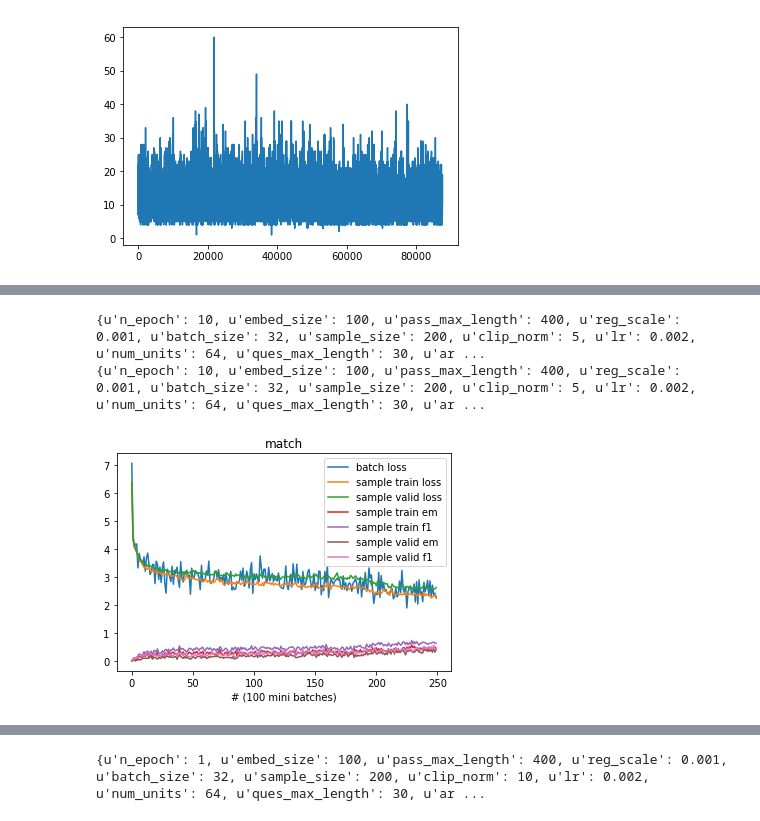
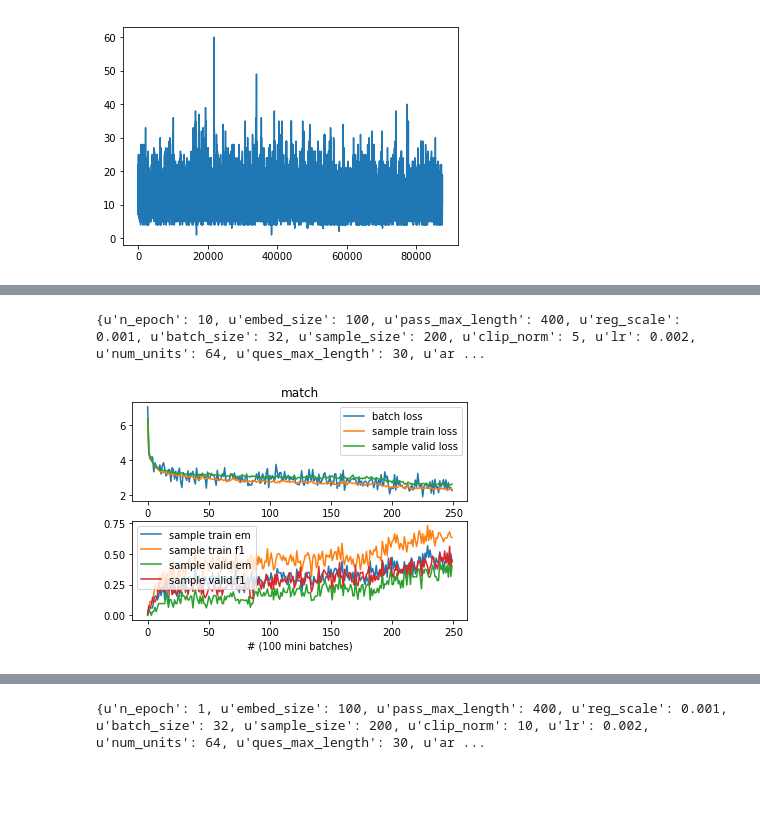
Before and after one commit to booooooooooooooo/297And8QuestionAnswer, a Jupyter notebook: implementation/dev/analysis.ipynb, the cells around one changed output, grey strips where cells are left out. Saved outputs shown, nothing was run; the diff lists cells and outputs as text; code cells hidden in the pictures; blank space fills up the shorter version.

```diff
--- a/implementation/dev/analysis.ipynb
+++ b/implementation/dev/analysis.ipynb
@@ -86,7 +90,6 @@ def draw_score(stat1_file):
 # %%
-draw_loss("./output/job63/Stat-March-13-2018-08-18-21")
-draw_score("./output/job63/Stat-March-13-2018-08-18-21")
+#lr = 0.002
+draw("./output/job63/Stat-March-13-2018-08-18-21", 0.1)
 # %% [output]
 {u'n_epoch': 10, u'embed_size': 100, u'pass_max_length': 400, u'reg_scale': 0.001, u'batch_size': 32, u'sample_size': 200, u'clip_norm': 5, u'lr': 0.002, u'num_units': 64, u'ques_max_length': 30, u'ar ...
-{u'n_epoch': 10, u'embed_size': 100, u'pass_max_length': 400, u'reg_scale': 0.001, u'batch_size': 32, u'sample_size': 200, u'clip_norm': 5, u'lr': 0.002, u'num_units': 64, u'ques_max_length': 30, u'ar ...
-[figure, old version]
+[figure, new version]
```
Also changed, not shown: parts of 23 cells of this notebook, 2 other files.
